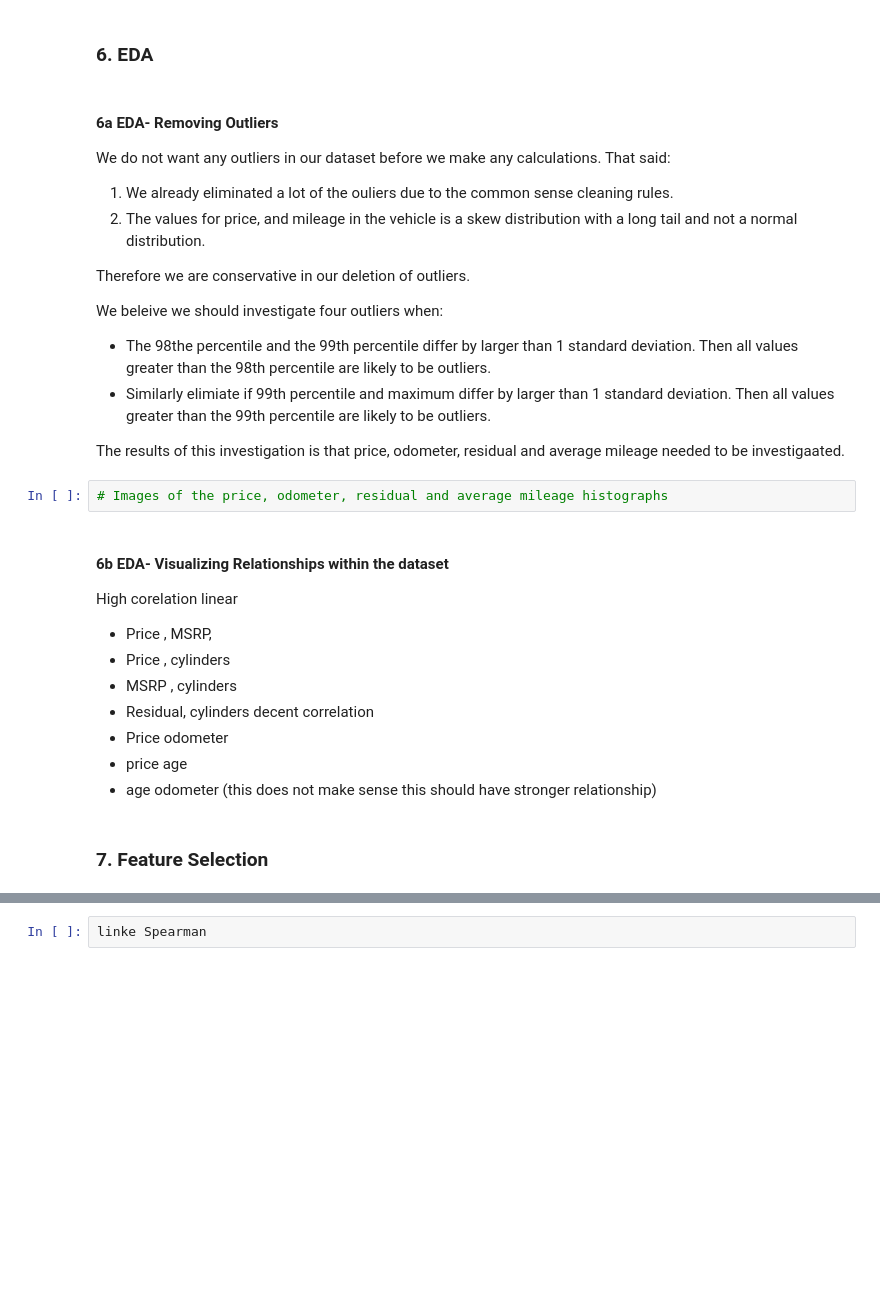
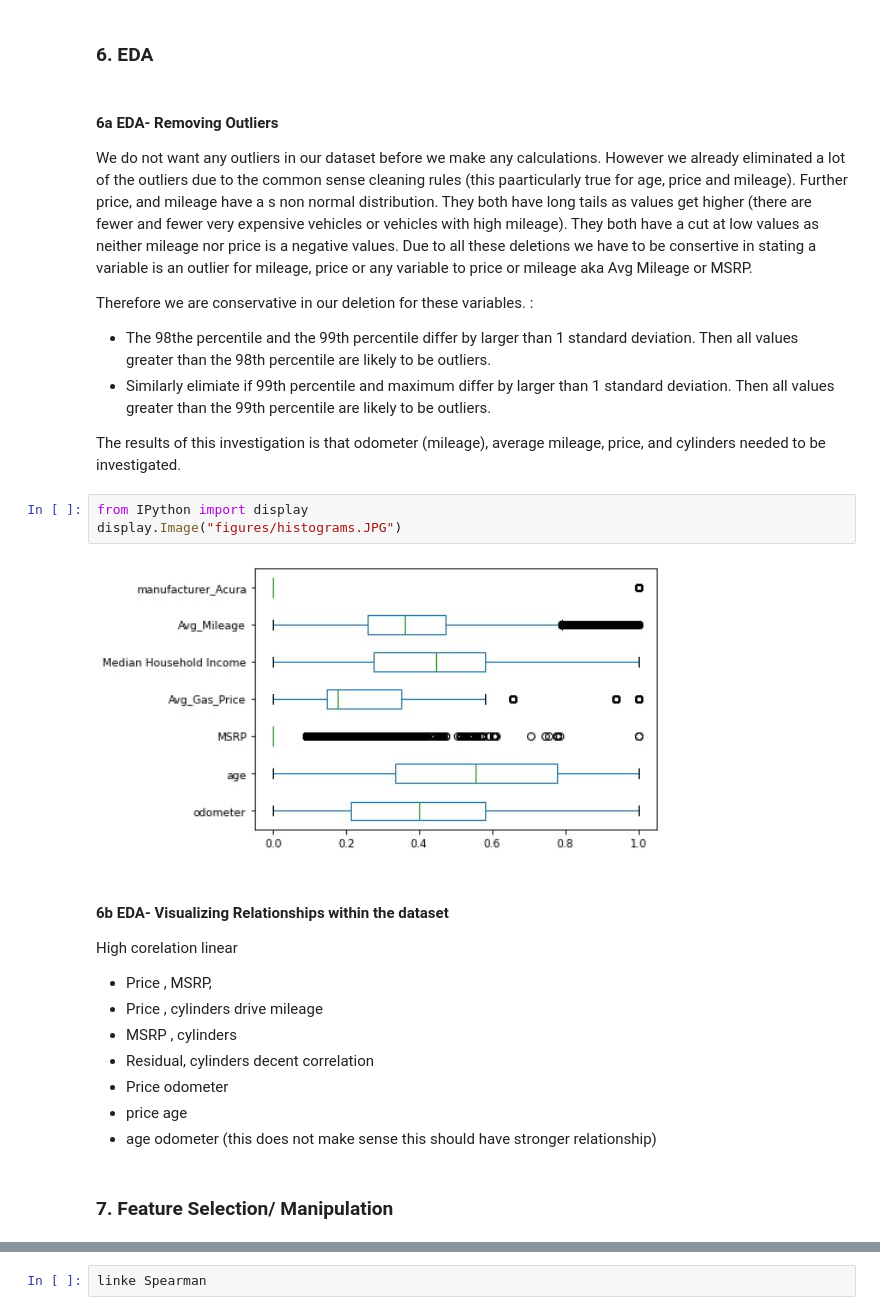
Before and after one commit to ShrutikaSankar/Springboard, a Jupyter notebook: auto_cap/ReadMe Auto.ipynb, the cells around one changed output, grey strips where cells are left out. Saved outputs shown, nothing was run; the diff lists cells and outputs as text; blank space fills up the shorter version.

```diff
--- a/auto_cap/ReadMe Auto.ipynb
+++ b/auto_cap/ReadMe Auto.ipynb
@@ -93,25 +93,24 @@ Link to Data Imputation Section
 ### 6. EDA
 # %% [markdown]
 #### 6a EDA- Removing Outliers
+We do not want any outliers in our dataset before we make any calculations. However we already eliminated a lot of the outliers due to the common sense cleaning rules (this paarticularly true for age, price and mileage). Further price, and mileage have a s non normal distribution. They both have long tails as values get higher (there are fewer and fewer very expensive vehicles or vehicles with high mileage). They both have a cut at low values as neither mileage nor price is a negative values. Due to all these deletions we have to be consertive in stating a variable is an outlier for mileage, price or any variable to price or mileage aka Avg Mileage or MSRP.
 
-We do not want any outliers in our dataset before we make any calculations. That said:
-1) We already eliminated a lot of the ouliers due to the common sense cleaning rules.
-2) The values for price, and mileage in the vehicle is a skew distribution with a long tail and not a normal distribution.
 
-Therefore we are conservative in our deletion of outliers.
-
-We beleive we should investigate four outliers when:
+Therefore we are conservative in our deletion for these variables. :
 * The 98the percentile and the 99th percentile differ by larger than 1 standard deviation. Then all values greater than the 98th percentile are likely to be outliers.
 * Similarly elimiate if 99th percentile and maximum differ by larger than 1 standard deviation. Then all values greater than the 99th percentile are likely to be outliers.
 
-The results of this investigation is that price, odometer, residual and average mileage needed to be investigaated.
+The results of this investigation is that odometer (mileage), average mileage, price, and cylinders needed to be investigated.
-# %%
-# Images of the price, odometer, residual and average mileage histographs
+# %%
+from IPython import display
+display.Image("figures/histograms.JPG")
+# %% [output]
+[figure, added]
 # %% [markdown]
 #### 6b EDA- Visualizing Relationships within the dataset
 High corelation linear
 * Price , MSRP,
-* Price ,  cylinders
+* Price ,  cylinders drive mileage
 * MSRP , cylinders
 * Residual,  cylinders
 decent correlation
@@ -119,5 +118,5 @@ decent correlation
 * price age
 * age odometer (this does not make sense this should have stronger relationship)
 # %% [markdown]
-### 7. Feature Selection
+### 7. Feature Selection/ Manipulation
 # %% [markdown]
```
Also changed, not shown: parts of 18 cells of this notebook.
